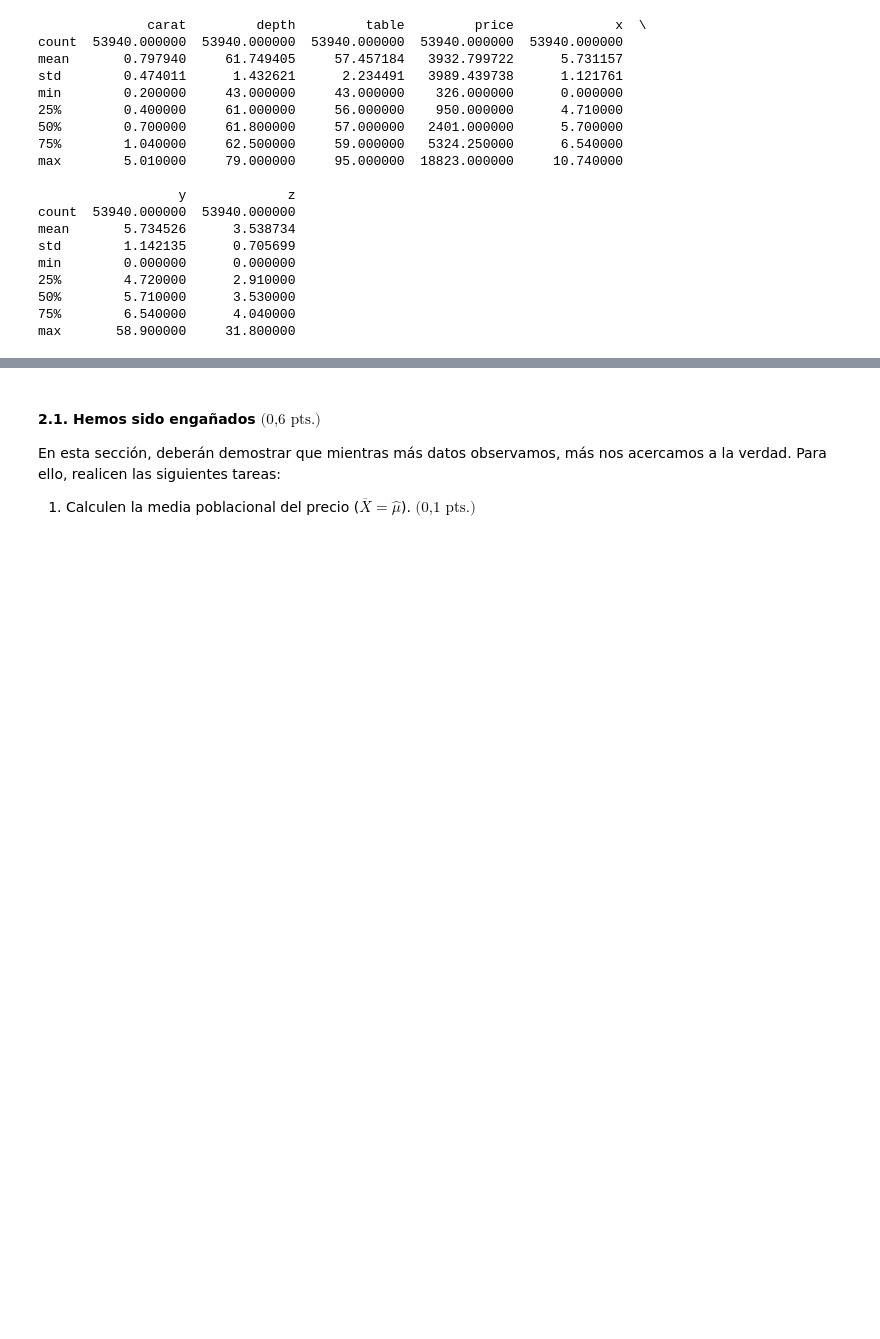
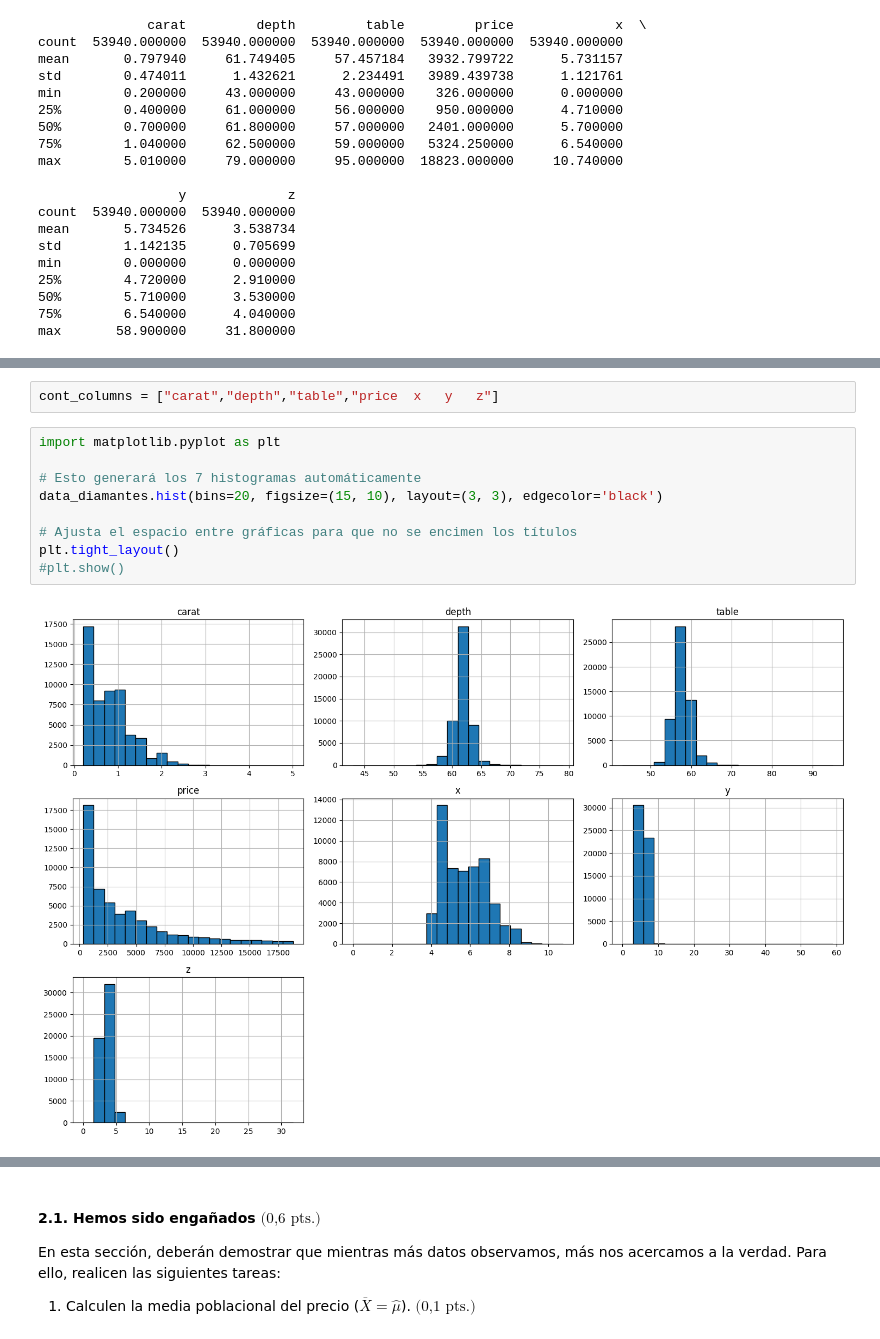
Before and after one commit to aarikuromaru-eng/cursoedv-tarea1-equipo22, a Jupyter notebook: tareaedv.ipynb, the cells around one changed output, grey strips where cells are left out. Saved outputs shown, nothing was run; the diff lists cells and outputs as text; blank space fills up the shorter version.

```diff
--- a/tareaedv.ipynb
+++ b/tareaedv.ipynb
@@ -123,3 +124,16 @@ display(data_diamantes.describe())
+# %%
+cont_columns = ["carat","depth","table","price	x	y	z"]
+# %%
+import matplotlib.pyplot as plt
+
+# Esto generará los 7 histogramas automáticamente
+data_diamantes.hist(bins=20, figsize=(15, 10), layout=(3, 3), edgecolor='black')
+
+# Ajusta el espacio entre gráficas para que no se encimen los títulos
+plt.tight_layout()
+#plt.show()
+# %% [output]
+[figure, added]
 # %% [markdown]
 #### 1.2. Calidad vs. cantidad $\textrm{(0,5 pts.)}$
 
```
Also changed, not shown: parts of 27 cells of this notebook.
